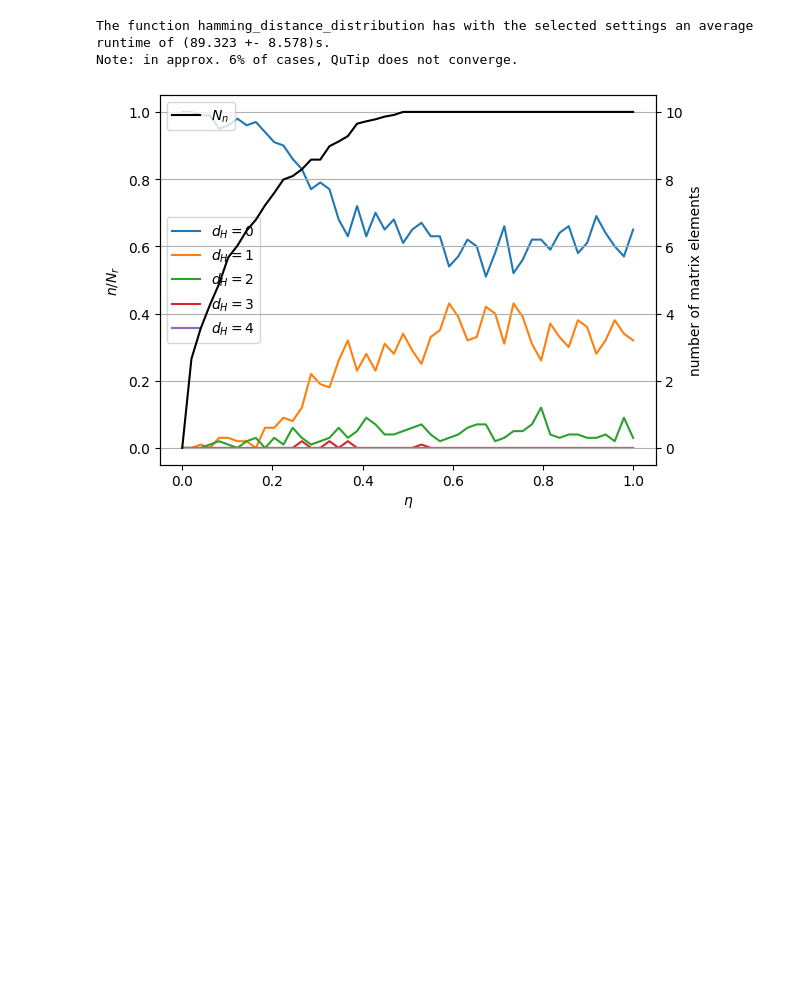
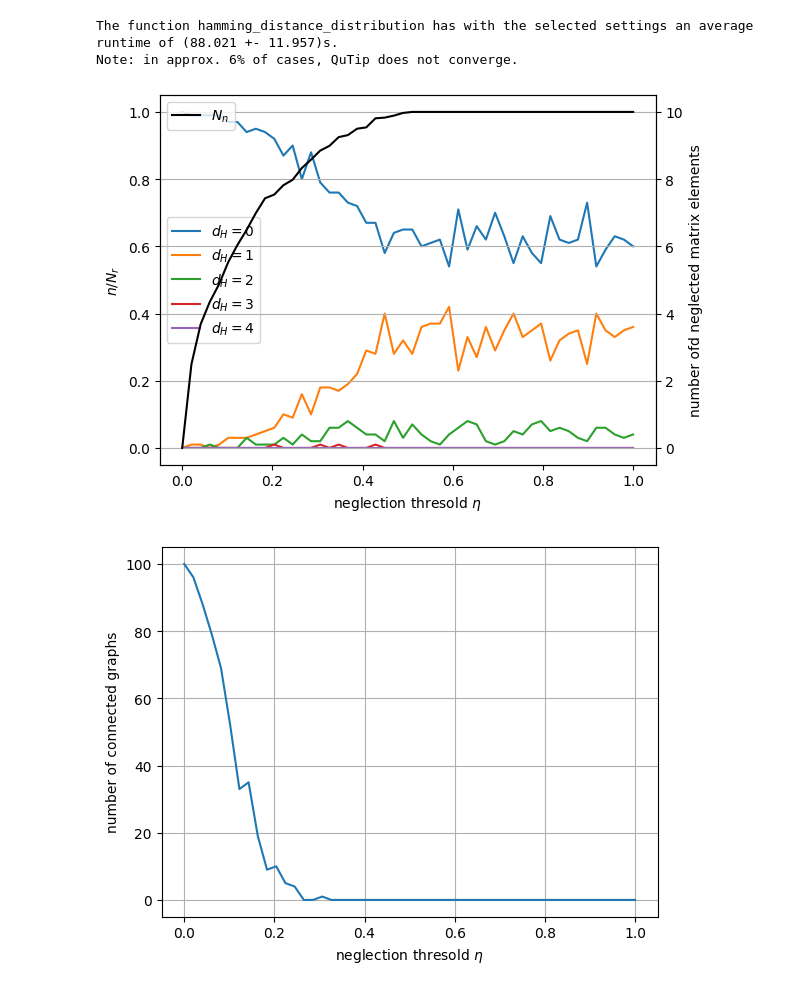
Before and after one commit to FabianGanzer/REP_quantum_annealing, a Jupyter notebook: ground_state_accuracy.ipynb, the cells around one changed output. Saved outputs shown, nothing was run; the diff lists cells and outputs as text; code cells hidden in the pictures; blank space fills up the shorter version.

```diff
--- a/ground_state_accuracy.ipynb
+++ b/ground_state_accuracy.ipynb
@@ -72,33 +72,36 @@ Error : QuTip has not converged
 # %%
 print(f"The function hamming_distance_distribution has with the selected settings an average runtime of ({np.mean(runtime_hdd):.3f} +- {np.std(runtime_hdd):.3f})s.")
 print("Note: in approx. 6% of cases, QuTip does not converge.")
 
 # ---------- Plotting ----------
 # Hamming distances
 fig = plt.figure()
 axl = fig.add_subplot()
 axr = axl.twinx()
 
 
 for j in range(N):
     axl.plot(neglection_thres, n[:, j]/N_repeat, label=rf"$d_H={d[j]}$")
-axl.set_xlabel(r"$\eta$")
+axl.set_xlabel(r"neglection thresold $\eta$")
 axl.set_ylabel(r"$n/N_r$")
 axl.legend()
 
 axr.plot(neglection_thres, N_n, label=r"$N_n$", color="black")
-axr.set_ylabel("number of matrix elements")
+axr.set_ylabel("number ofd neglected matrix elements")
 axr.legend()
 
 plt.legend()
 plt.grid()
 plt.show()
 
 
 plt.plot(neglection_thres, connected_counter)
+plt.xlabel(r"neglection thresold $\eta$")
+plt.ylabel("number of connected graphs")
 plt.grid()
 plt.show()
 # %% [output]
-The function hamming_distance_distribution has with the selected settings an average runtime of (89.323 +- 8.578)s.
+The function hamming_distance_distribution has with the selected settings an average runtime of (88.021 +- 11.957)s.
 Note: in approx. 6% of cases, QuTip does not converge.
-[figure, old version]
+[figure, new version]
+[figure, added]
```
Also changed, not shown: parts of 2 cells of this notebook, 7 other files.
